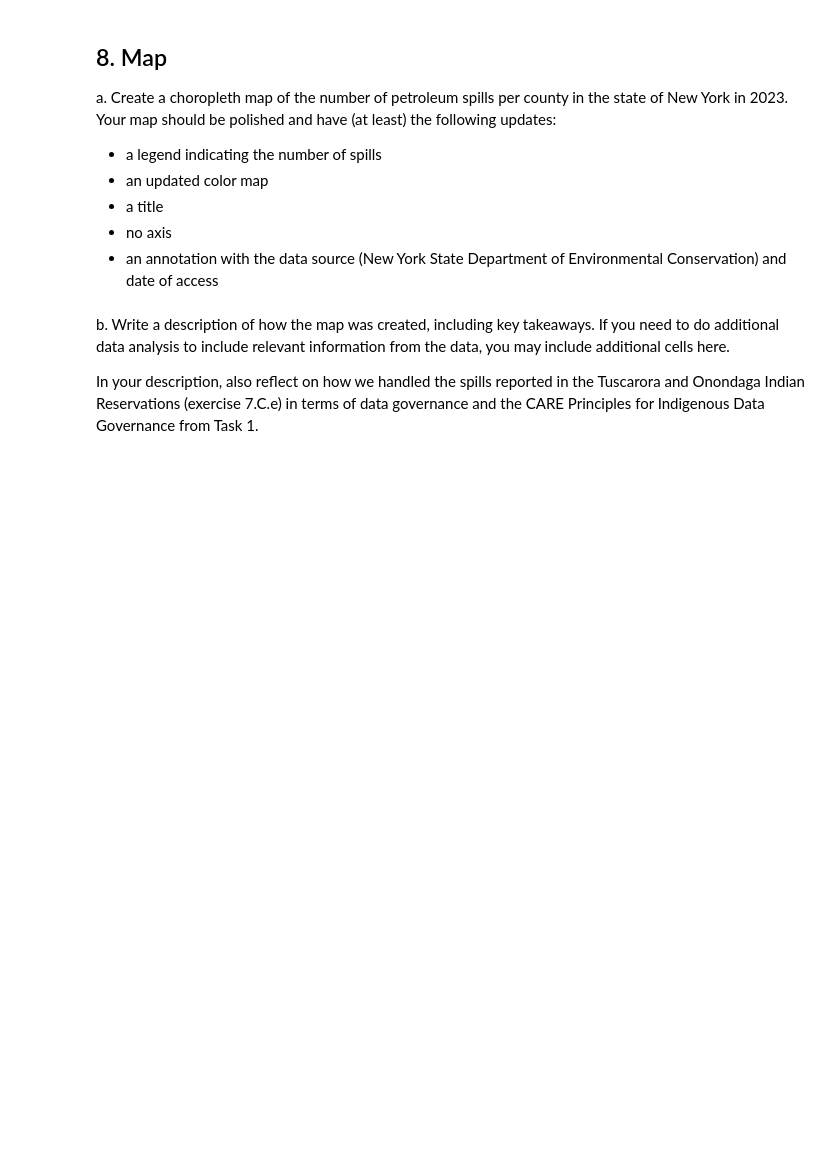
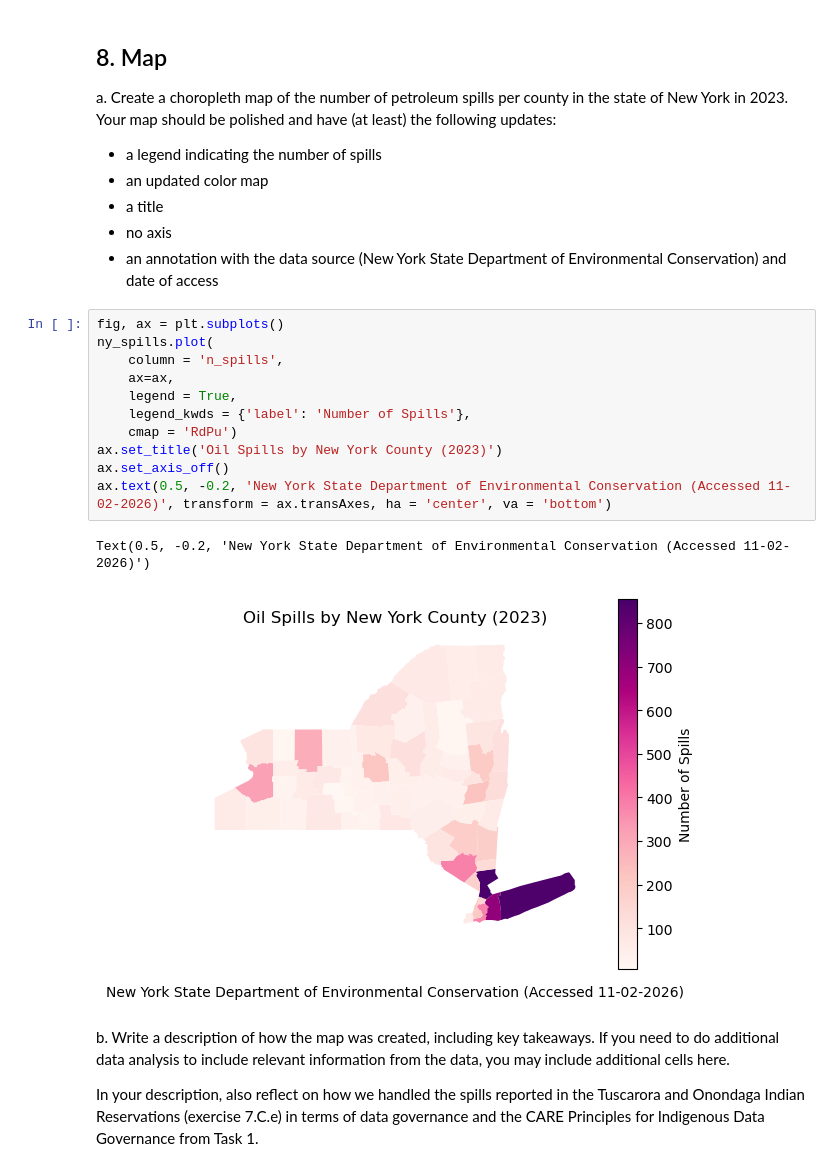
Before and after one commit to oregel714/eds220-hwk3, a Jupyter notebook: hwk3-task2-spills.ipynb, the cells around one changed output. Saved outputs shown, nothing was run; the diff lists cells and outputs as text; blank space fills up the shorter version.

Commit message:
Graph question 8.

```diff
--- a/hwk3-task2-spills.ipynb
+++ b/hwk3-task2-spills.ipynb
@@ -572,6 +572,20 @@ Your map should be polished and have (at least) the following updates:
 - a title
 - no axis
 - an annotation with the data source (New York State Department of Environmental Conservation) and date of access
+# %%
+fig, ax = plt.subplots()
+ny_spills.plot(
+    column = 'n_spills',
+    ax=ax,
+    legend = True,
+    legend_kwds = {'label': 'Number of Spills'},
+    cmap = 'RdPu')
+ax.set_title('Oil Spills by New York County (2023)')
+ax.set_axis_off()
+ax.text(0.5, -0.2, 'New York State Department of Environmental Conservation (Accessed 11-02-2026)', transform = ax.transAxes, ha = 'center', va = 'bottom')
+# %% [output]
+Text(0.5, -0.2, 'New York State Department of Environmental Conservation (Accessed 11-02-2026)')
+[figure, added]
 # %% [markdown]
 b. Write a description of how the map was created, including key takeaways. If you need to do additional data analysis to include relevant information from the data, you may include additional cells here.
 
```
